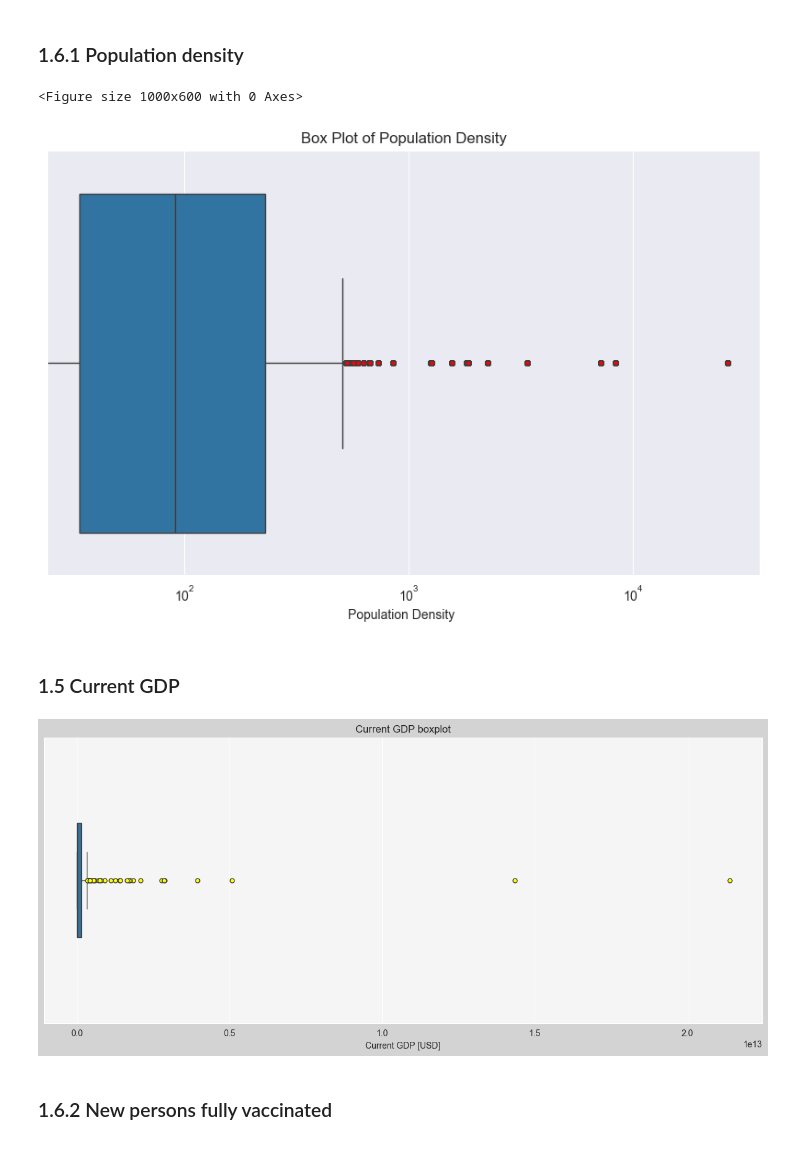
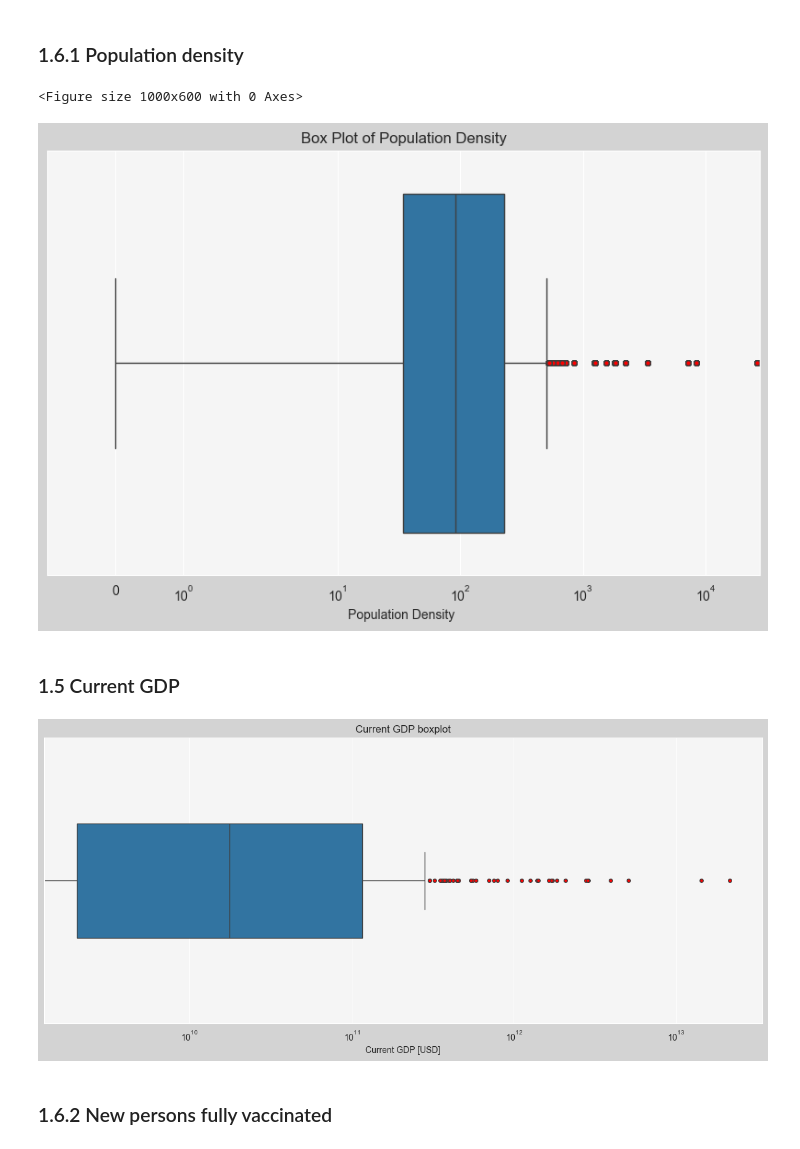
Before and after one commit to Goul4sh/BigData, a Jupyter notebook: Zad2/Zad2.ipynb, the cells around one changed output. Cells and saved outputs as stored; diff of their text form; code cells hidden in the pictures.

Commit message:
poprawiam boxploty część 1 i dodałem nowe wykresy zawierające rok i kwartał

```diff
--- a/Zad2/Zad2.ipynb
+++ b/Zad2/Zad2.ipynb
@@ -68,21 +76,22 @@ df
 # %%
-# plt.figure(figsize=(10, 6))
+df['year_quarter'] = df['date'].dt.year.astype(str) + '-Q' + df['date'].dt.quarter.astype(str)
+
 fig, ax = plt.subplots(figsize=(10, 6))
-
-fig.patch.set_facecolor('lightgray')  # Background for the figure
+fig.patch.set_facecolor('lightgray')
 ax.set_facecolor('whitesmoke')
-
-flierprops = {
-    'marker': 'o',               # Shape of the marker
-    'color': 'red',              # Color of the marker
-    'markersize': 5,             # Size of the marker
-    'markerfacecolor': 'yellow', # Fill color of the marker
-    'linestyle': 'none'          # No connecting line
-}
 
 sns.boxplot(x='new_confirmed' ,data=df, flierprops = flierprops)
 ax.set_xscale('symlog',linthresh =100)
 plt.title('Box Plot of New Confirmed Cases')
 plt.xlabel('New Confirmed Cases')
 plt.show()
+
+fig, ax = plt.subplots(figsize=(10, 6))
+fig.patch.set_facecolor('lightgray')
+
+sns.boxplot(y='new_confirmed',  x='year_quarter' ,data=df, flierprops = flierprops)
+ax.set_yscale('symlog',linthresh =100)
+plt.title('Box Plot of New Confirmed Cases')
+plt.ylabel('New Confirmed Cases')
+plt.show()
 # %% [output]
@@ -166,53 +181,37 @@ plt.show()
 # %%
 plt.figure(figsize=(10, 6))
 fig, ax = plt.subplots(figsize=(10, 6))
-flierprops = {
-    'marker': 'o',               # Shape of the marker
-    'color': 'blue',              # Color of the marker
-    'markersize': 4,             # Size of the marker
-    'markerfacecolor': 'red', # Fill color of the marker
-    'linestyle': 'none'          # No connecting line
-}
+
+fig.patch.set_facecolor('lightgray')
+ax.set_facecolor('whitesmoke')
 
 sns.boxplot(x='population_density' ,data=df, flierprops  = flierprops)
 
-ax.set_xscale('log')
-
+ax.set_xscale('symlog')
+ax.set_xlim(left=-1)
 plt.title('Box Plot of Population Density')
 plt.xlabel('Population Density ')
 plt.show()
 # %% [output]
 <Figure size 1000x600 with 0 Axes>
-[figure, old version]
+[figure, new version]
 # %% [markdown]
 ### 1.5 Current GDP
 # %%
 fig, ax = plt.subplots(figsize=(15, 6))
 
-fig.patch.set_facecolor('lightgray')  # Background for the figure
-ax.set_facecolor('whitesmoke')        # Background for the plot area
+fig.patch.set_facecolor('lightgray')
+ax.set_facecolor('whitesmoke')
 
-
-flierprops = {
-    'marker': 'o',               # Shape of the marker
-    'color': 'red',              # Color of the marker
-    'markersize': 5,             # Size of the marker
-    'markerfacecolor': 'yellow', # Fill color of the marker
-    'linestyle': 'none'          # No connecting line
-}
-
-
-# Create the boxplot
 sns.boxplot(x='current_gdp_usd', data=df2, ax=ax, flierprops=flierprops, width=0.4)
 
-# ax.set_xscale('log')
+ax.set_xscale('log')
 
-# Add title and labels
 plt.title('Current GDP boxplot')
 plt.xlabel('Current GDP [USD]')
 plt.show()
 # %% [output]
-[figure, old version]
+[figure, new version]
 # %% [markdown]
 ### 1.6.2 New persons fully vaccinated
 # %%
```
Also changed, not shown: parts of 9 cells of this notebook.
